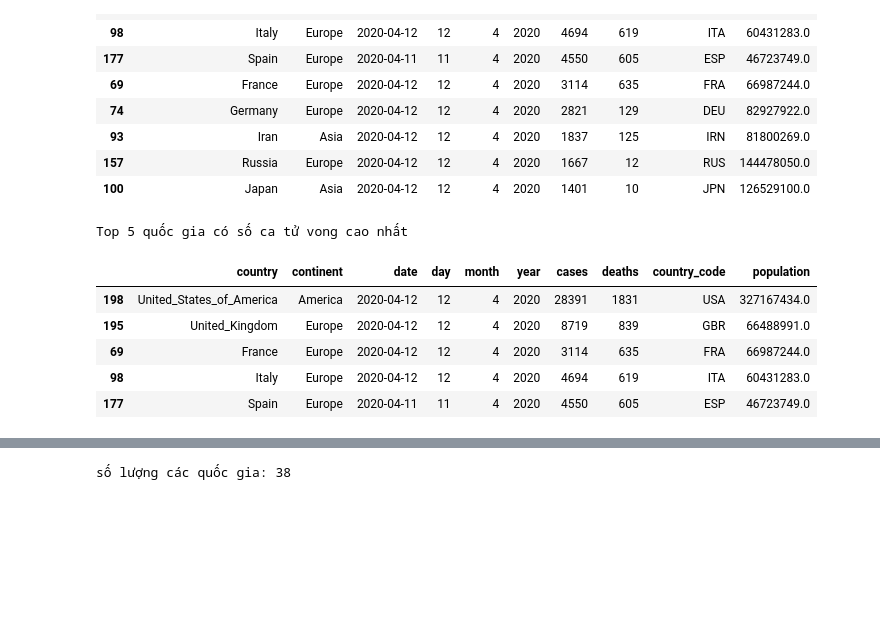
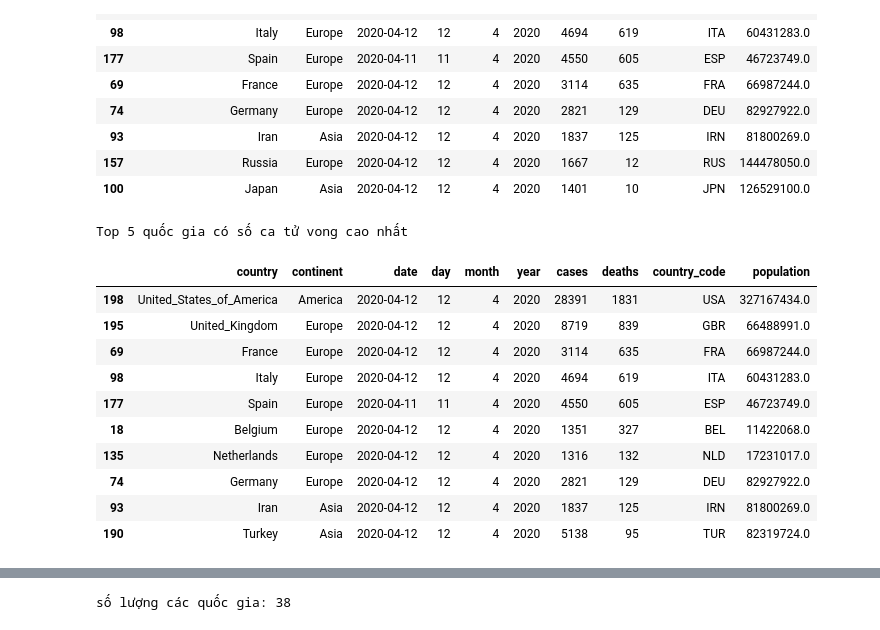
Before and after one commit to hunght92/Codegym, a Jupyter notebook: Học lại.ipynb, the cells around one changed output, grey strips where cells are left out. Cells and saved outputs as stored; diff of their text form; code cells hidden in the pictures; blank space fills up the shorter version.

```diff
--- a/Học lại.ipynb
+++ b/Học lại.ipynb
@@ -92,16 +87,21 @@ Top 5 quốc gia có số ca nhiễm mới cao nhất
 # %%
 #Top 5 quốc gia có số ca tử vong cao nhất
 print("Top 5 quốc gia có số ca tử vong cao nhất")
 data2 = df.sort_values('deaths', ascending = False)
-data2.head(5)
+data2.head(10)
 # %% [output]
 Top 5 quốc gia có số ca tử vong cao nhất
 |  | country | continent | date | day | month | year | cases | deaths | country_code | population |
 | 198 | United_States_of_America | America | 2020-04-12 | 12 | 4 | 2020 | 28391 | 1831 | USA | 327167434.0 |
 | 195 | United_Kingdom | Europe | 2020-04-12 | 12 | 4 | 2020 | 8719 | 839 | GBR | 66488991.0 |
 | 69 | France | Europe | 2020-04-12 | 12 | 4 | 2020 | 3114 | 635 | FRA | 66987244.0 |
 | 98 | Italy | Europe | 2020-04-12 | 12 | 4 | 2020 | 4694 | 619 | ITA | 60431283.0 |
 | 177 | Spain | Europe | 2020-04-11 | 11 | 4 | 2020 | 4550 | 605 | ESP | 46723749.0 |
+| 18 | Belgium | Europe | 2020-04-12 | 12 | 4 | 2020 | 1351 | 327 | BEL | 11422068.0 |
+| 135 | Netherlands | Europe | 2020-04-12 | 12 | 4 | 2020 | 1316 | 132 | NLD | 17231017.0 |
+| 74 | Germany | Europe | 2020-04-12 | 12 | 4 | 2020 | 2821 | 129 | DEU | 82927922.0 |
+| 93 | Iran | Asia | 2020-04-12 | 12 | 4 | 2020 | 1837 | 125 | IRN | 81800269.0 |
+| 190 | Turkey | Asia | 2020-04-12 | 12 | 4 | 2020 | 5138 | 95 | TUR | 82319724.0 |
 # %%
 #Thực hành trên bộ dữ liệu Online Retail
 import pandas as pd
```
Also changed, not shown: parts of 7 cells of this notebook.
